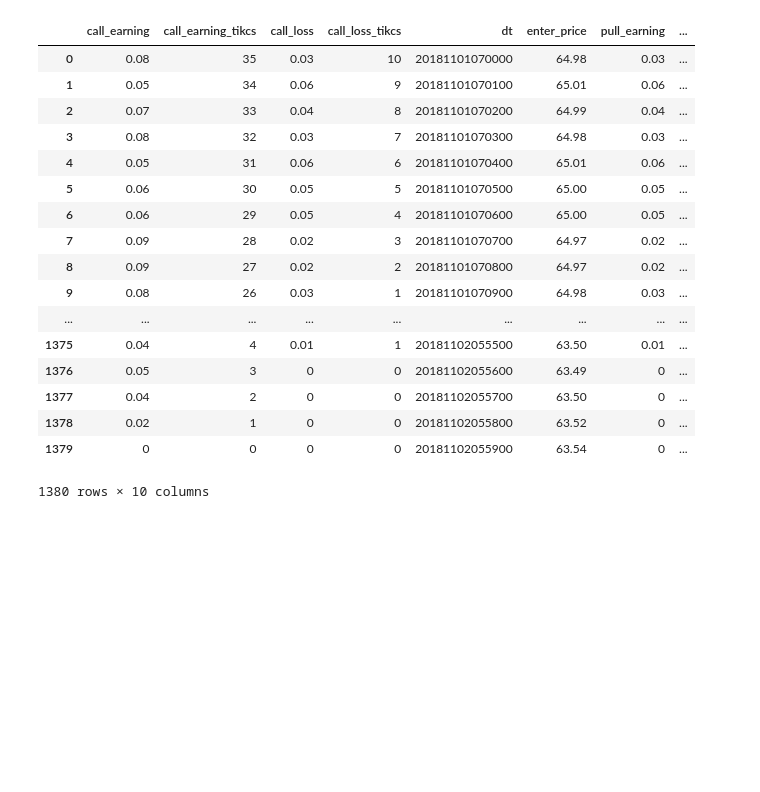
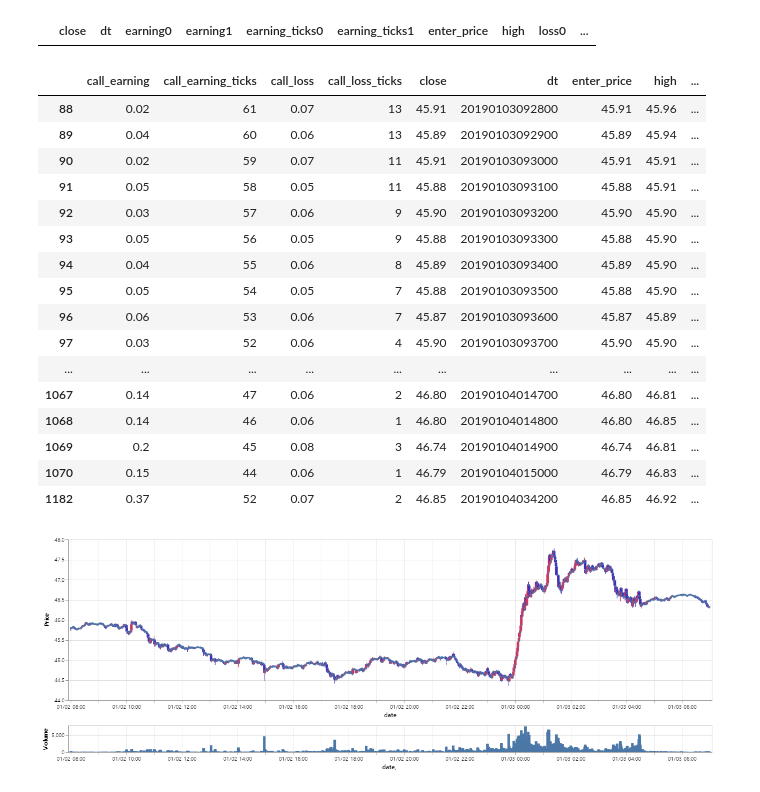
Before and after one commit to pickmoment/hero, a Jupyter notebook: db/work.ipynb, the cells around one changed output. Drawn from its saved outputs; the diff is of its cells as text; code cells hidden in the pictures; blank space fills up the shorter version.

```diff
--- a/db/work.ipynb
+++ b/db/work.ipynb
@@ -5,8 +215,8 @@ import altair as alt
 # %%
 con = sqlite3.connect("CL000_1M.db")
 # %%
-df = pd.read_sql("SELECT * FROM candles where day = '20181101' order by dt", con)
+df = pd.read_sql("SELECT * FROM candles where day = '20190102' order by dt", con)
 # %%
 df['date'] = pd.to_datetime(df.dt)
+df['index'] = df.dt
+df = df.set_index('index')
-# %%
-df.set_index('dt')
@@ -94,21 +244,28 @@ def calculate_earnings(df, enter_price_type='close', exit_price_type='close', lo
+# %%
+df0[(df0.earning_ticks0 < df0.loss_ticks0) & (df0.earning0 >= 0.3)]
+# %% [output]
+|  | close | dt | earning0 | earning1 | earning_ticks0 | earning_ticks1 | enter_price | high | loss0 | ... |
+# %%
+df0[(df0.pull_earning_ticks < df0.pull_loss_ticks) & (df0.pull_earning >= 0.3)]
+# %% [output]
+|  | call_earning | call_earning_ticks | call_loss | call_loss_ticks | close | dt | enter_price | high | ... |
+| 88 | 0.02 | 61 | 0.07 | 13 | 45.91 | 20190103092800 | 45.91 | 45.96 | ... |
+| 89 | 0.04 | 60 | 0.06 | 13 | 45.89 | 20190103092900 | 45.89 | 45.94 | ... |
+| 90 | 0.02 | 59 | 0.07 | 11 | 45.91 | 20190103093000 | 45.91 | 45.91 | ... |
+| 91 | 0.05 | 58 | 0.05 | 11 | 45.88 | 20190103093100 | 45.88 | 45.91 | ... |
+| 92 | 0.03 | 57 | 0.06 | 9 | 45.90 | 20190103093200 | 45.90 | 45.90 | ... |
+| 93 | 0.05 | 56 | 0.05 | 9 | 45.88 | 20190103093300 | 45.88 | 45.90 | ... |
+| 94 | 0.04 | 55 | 0.06 | 8 | 45.89 | 20190103093400 | 45.89 | 45.90 | ... |
+| 95 | 0.05 | 54 | 0.05 | 7 | 45.88 | 20190103093500 | 45.88 | 45.90 | ... |
+| 96 | 0.06 | 53 | 0.06 | 7 | 45.87 | 20190103093600 | 45.87 | 45.89 | ... |
+| 97 | 0.03 | 52 | 0.06 | 4 | 45.90 | 20190103093700 | 45.90 | 45.90 | ... |
+| ... | ... | ... | ... | ... | ... | ... | ... | ... | ... |
+| 1067 | 0.14 | 47 | 0.06 | 2 | 46.80 | 20190104014700 | 46.80 | 46.81 | ... |
+| 1068 | 0.14 | 46 | 0.06 | 1 | 46.80 | 20190104014800 | 46.80 | 46.85 | ... |
+| 1069 | 0.2 | 45 | 0.08 | 3 | 46.74 | 20190104014900 | 46.74 | 46.81 | ... |
+| 1070 | 0.15 | 44 | 0.06 | 1 | 46.79 | 20190104015000 | 46.79 | 46.83 | ... |
+| 1182 | 0.37 | 52 | 0.07 | 2 | 46.85 | 20190104034200 | 46.85 | 46.92 | ... |
 # %%
-calculate_earnings(df)
+candle_chart(df)
 # %% [output]
-|  | call_earning | call_earning_tikcs | call_loss | call_loss_tikcs | dt | enter_price | pull_earning | ... |
-| 0 | 0.08 | 35 | 0.03 | 10 | 20181101070000 | 64.98 | 0.03 | ... |
-| 1 | 0.05 | 34 | 0.06 | 9 | 20181101070100 | 65.01 | 0.06 | ... |
-| 2 | 0.07 | 33 | 0.04 | 8 | 20181101070200 | 64.99 | 0.04 | ... |
-| 3 | 0.08 | 32 | 0.03 | 7 | 20181101070300 | 64.98 | 0.03 | ... |
-| 4 | 0.05 | 31 | 0.06 | 6 | 20181101070400 | 65.01 | 0.06 | ... |
-| 5 | 0.06 | 30 | 0.05 | 5 | 20181101070500 | 65.00 | 0.05 | ... |
-| 6 | 0.06 | 29 | 0.05 | 4 | 20181101070600 | 65.00 | 0.05 | ... |
-| 7 | 0.09 | 28 | 0.02 | 3 | 20181101070700 | 64.97 | 0.02 | ... |
-| 8 | 0.09 | 27 | 0.02 | 2 | 20181101070800 | 64.97 | 0.02 | ... |
-| 9 | 0.08 | 26 | 0.03 | 1 | 20181101070900 | 64.98 | 0.03 | ... |
-| ... | ... | ... | ... | ... | ... | ... | ... | ... |
-| 1375 | 0.04 | 4 | 0.01 | 1 | 20181102055500 | 63.50 | 0.01 | ... |
-| 1376 | 0.05 | 3 | 0 | 0 | 20181102055600 | 63.49 | 0 | ... |
-| 1377 | 0.04 | 2 | 0 | 0 | 20181102055700 | 63.50 | 0 | ... |
-| 1378 | 0.02 | 1 | 0 | 0 | 20181102055800 | 63.52 | 0 | ... |
-| 1379 | 0 | 0 | 0 | 0 | 20181102055900 | 63.54 | 0 | ... |
-1380 rows × 10 columns
+[figure, added]
```
Also changed, not shown: parts of 42 cells of this notebook, 2 other files.
